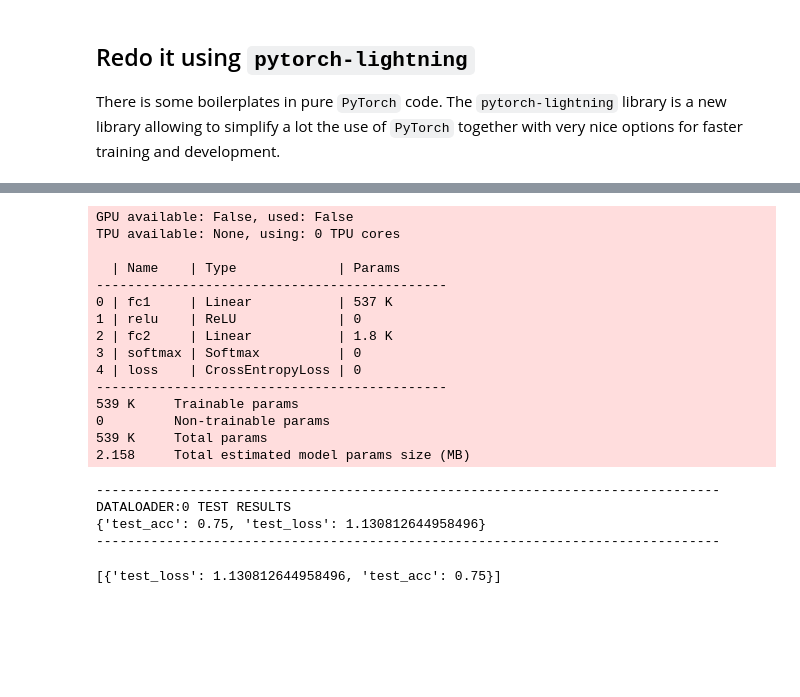
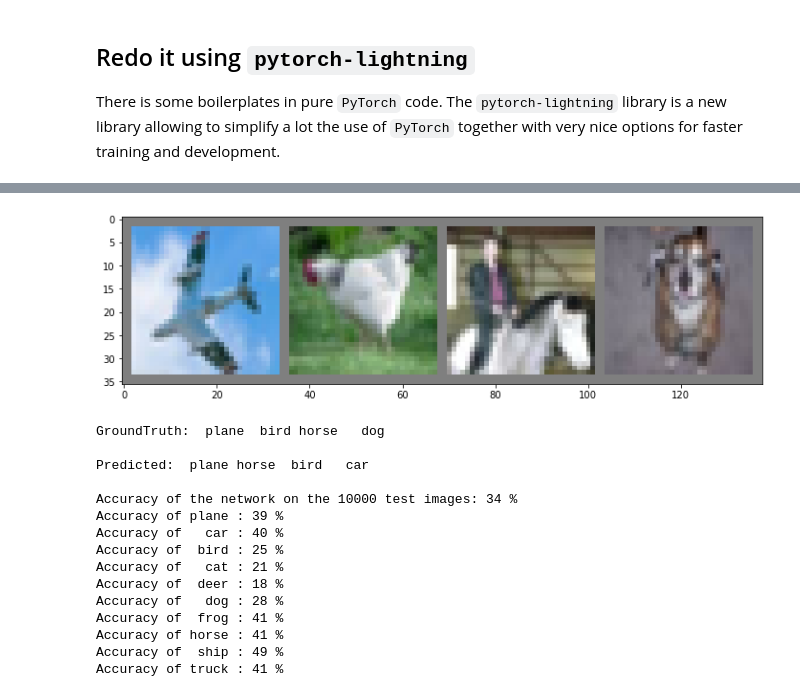
Before and after one commit to JLechuga94/DeepLearning, a Jupyter notebook: T3/tutorial03b.ipynb, the cells around one changed output, grey strips where cells are left out. Cells and saved outputs as stored; diff of their text form; code cells hidden in the pictures; blank space fills up the shorter version.

Commit message:
Final changes to compare pytorch against pytorch lightning

```diff
--- a/T3/tutorial03b.ipynb
+++ b/T3/tutorial03b.ipynb
@@ -349,7 +353,7 @@ class LightNet(pl.LightningModule):
 
         # training metrics
         y_hat = torch.argmax(y_hat, dim=1)
-        acc = torch.sum(y == y_hat).item() / (len(y) * 1.0)
+        acc = torch.sum(y == y_hat).item() / (len(y) * 100)
         self.log('train_loss', loss, on_step=True, on_epoch=True, logger=True, prog_bar=True)
         self.log('train_acc', acc, on_step=True, on_epoch=True, logger=True, prog_bar=True)
         return loss
@@ -357,11 +361,11 @@ class LightNet(pl.LightningModule):
     def test_step(self, batch, batch_idx):
         x, y = batch
         x = x.view(x.size(0), -1)
-        y_hat = self.layers(x)
+        y_hat = self(x)
         loss = self.loss(y_hat, y)
 
         y_hat = torch.argmax(y_hat, dim=1)
-        accuracy = torch.sum(y == y_hat).item() / (len(y) * 1.0)
+        accuracy = torch.sum(y == y_hat).item() / (len(y) * 100)
         output = dict({
             'test_loss': loss,
             'test_acc': torch.tensor(accuracy),
@@ -457,31 +409,19 @@ DATALOADER:0 TEST RESULTS
-# %%
-lightModel = LightNet(input_dim, hidden_dim, output_dim)
-
-trainer = pl.Trainer(max_epochs = 1, auto_select_gpus=True)
-
-# Perform training
-trainer.fit(lightModel, trainloader)
-
-# Perform evaluation
-trainer.test(lightningModel, testloader)
-# %% [output]
-GPU available: False, used: False
-TPU available: None, using: 0 TPU cores
-
-  | Name    | Type             | Params
----------------------------------------------
-0 | fc1     | Linear           | 537 K
-1 | relu    | ReLU             | 0
-2 | fc2     | Linear           | 1.8 K
-3 | softmax | Softmax          | 0
-4 | loss    | CrossEntropyLoss | 0
----------------------------------------------
-539 K     Trainable params
-0         Non-trainable params
-539 K     Total params
-2.158     Total estimated model params size (MB)
---------------------------------------------------------------------------------
-DATALOADER:0 TEST RESULTS
-{'test_acc': 0.75, 'test_loss': 1.130812644958496}
---------------------------------------------------------------------------------
-[{'test_loss': 1.130812644958496, 'test_acc': 0.75}]
+# %%
+test(lightModel)
+# %% [output]
+[figure, added]
+GroundTruth:  plane  bird horse   dog
+
+Predicted:  plane horse  bird   car
+
+Accuracy of the network on the 10000 test images: 34 %
+Accuracy of plane : 39 %
+Accuracy of   car : 40 %
+Accuracy of  bird : 25 %
+Accuracy of   cat : 21 %
+Accuracy of  deer : 18 %
+Accuracy of   dog : 28 %
+Accuracy of  frog : 41 %
+Accuracy of horse : 41 %
+Accuracy of  ship : 49 %
+Accuracy of truck : 41 %
```
Also changed, not shown: parts of 10 cells of this notebook.
